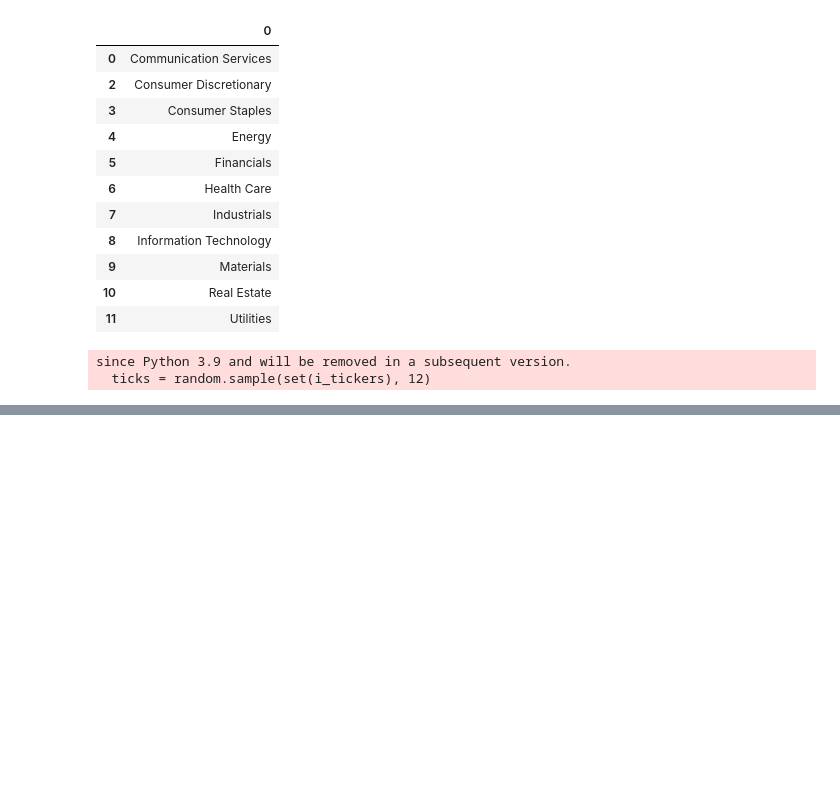
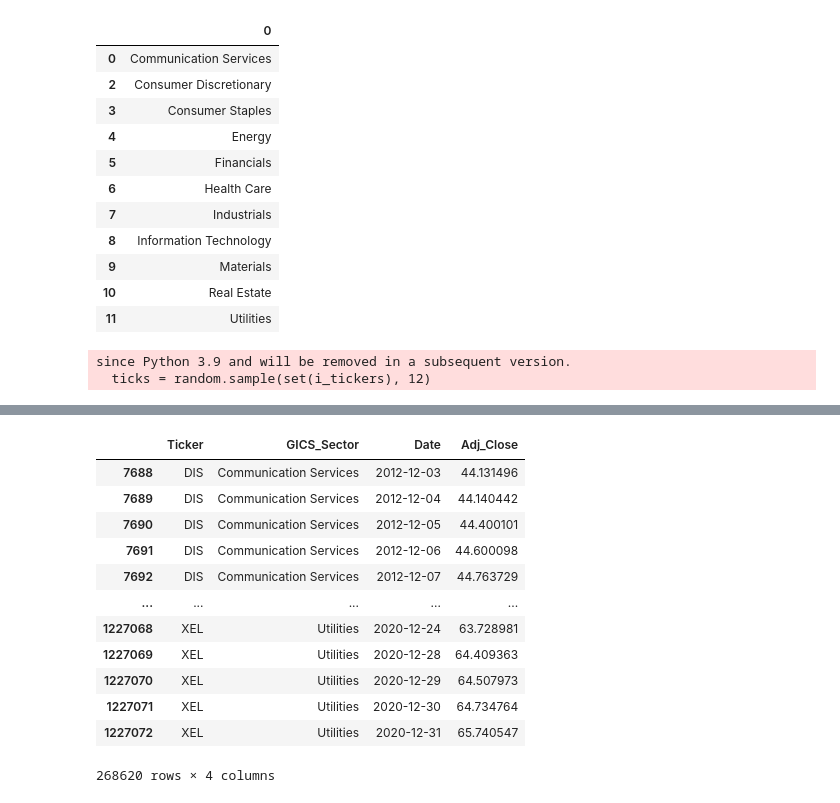
Before and after one commit to AlexGeiger1/Final_Project, a Jupyter notebook: ETL/ETL_stocks.ipynb, the cells around one changed output, grey strips where cells are left out. Saved outputs shown, nothing was run; the diff lists cells and outputs as text; code cells hidden in the pictures; blank space fills up the shorter version.

```diff
--- a/ETL/ETL_stocks.ipynb
+++ b/ETL/ETL_stocks.ipynb
@@ -284,0 +291,16 @@ cleaned_df.loc[cleaned_df["Year"] == 2013]
+# %%
+change_df
+# %% [output]
+|  | Ticker | GICS_Sector | Date | Adj_Close |
+| 7688 | DIS | Communication Services | 2012-12-03 | 44.131496 |
+| 7689 | DIS | Communication Services | 2012-12-04 | 44.140442 |
+| 7690 | DIS | Communication Services | 2012-12-05 | 44.400101 |
+| 7691 | DIS | Communication Services | 2012-12-06 | 44.600098 |
+| 7692 | DIS | Communication Services | 2012-12-07 | 44.763729 |
+| ... | ... | ... | ... | ... |
+| 1227068 | XEL | Utilities | 2020-12-24 | 63.728981 |
+| 1227069 | XEL | Utilities | 2020-12-28 | 64.409363 |
+| 1227070 | XEL | Utilities | 2020-12-29 | 64.507973 |
+| 1227071 | XEL | Utilities | 2020-12-30 | 64.734764 |
+| 1227072 | XEL | Utilities | 2020-12-31 | 65.740547 |
+268620 rows × 4 columns
```
Also changed, not shown: parts of 21 cells of this notebook, 1 other file.
